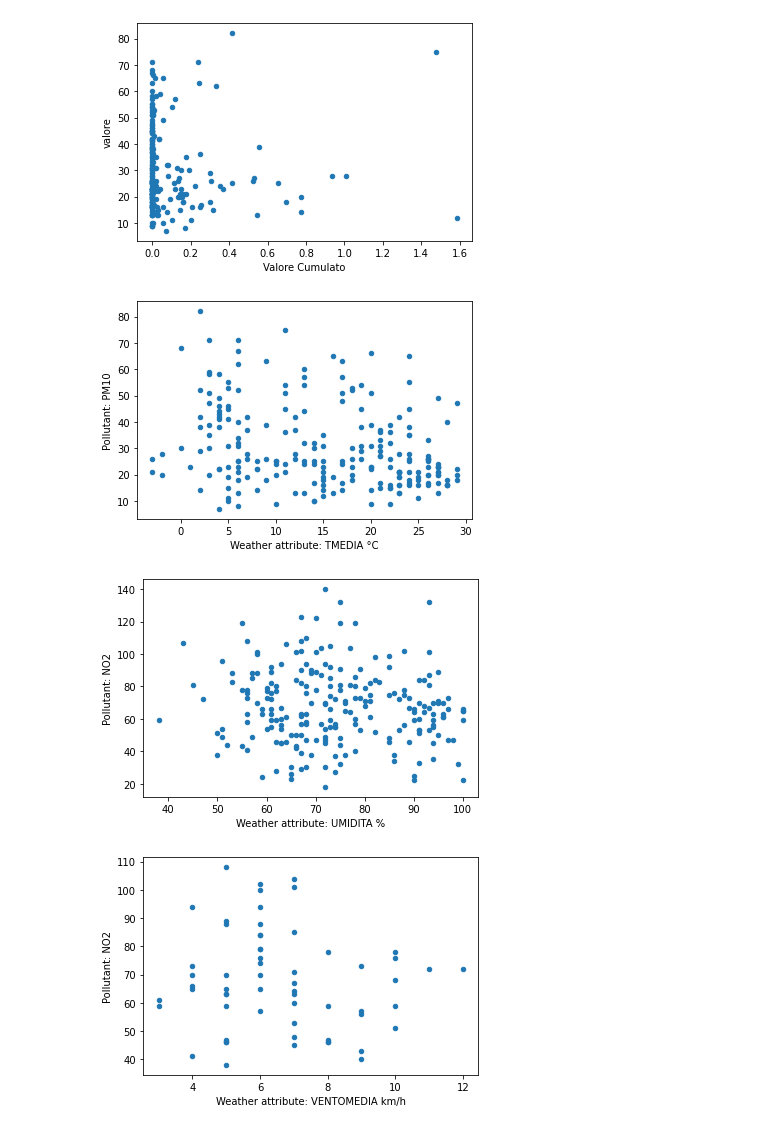
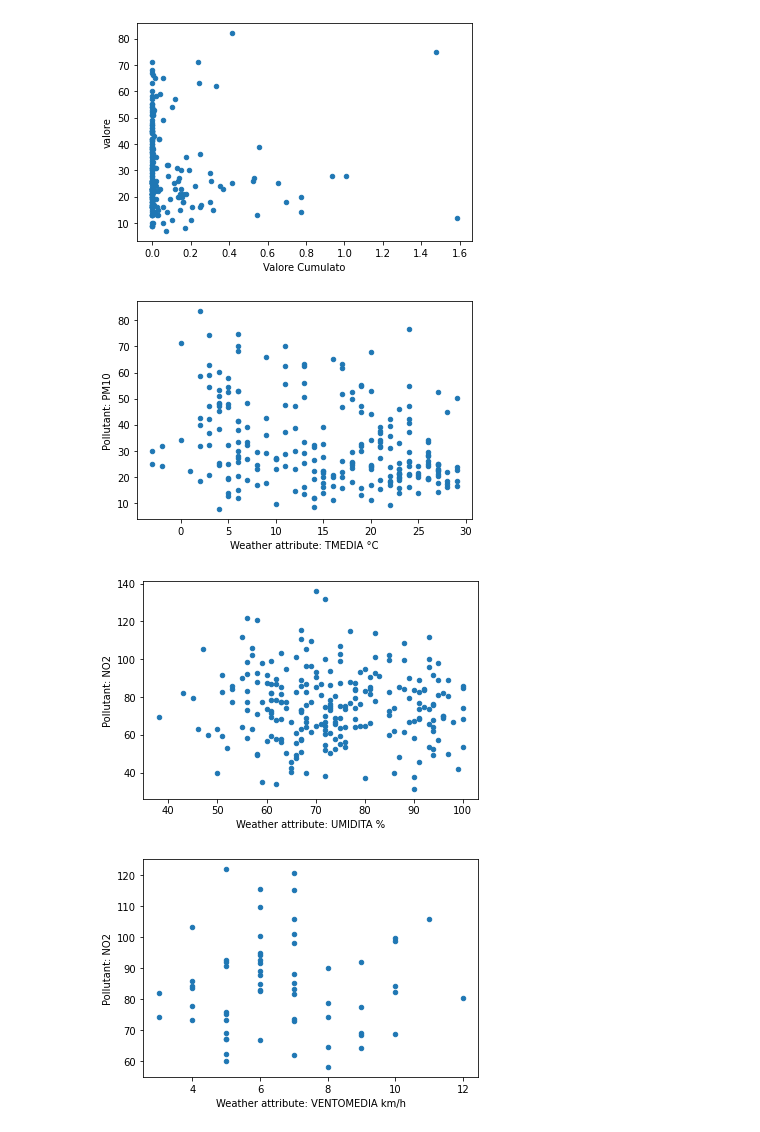
Before and after one commit to prometheus404/progetto_visualizzazione, a Jupyter notebook: weather/pollution_weather.ipynb, the cells around one changed output. Saved outputs shown, nothing was run; the diff lists cells and outputs as text; code cells hidden in the pictures.

Commit message:
Modified weather_pollutant function to accept a List of stations

```diff
--- a/weather/pollution_weather.ipynb
+++ b/weather/pollution_weather.ipynb
@@ -87,8 +87,11 @@ plt.show()
 # %% [output]
 [figure]
 # %%
-def weather_pollutant(pollutant, station_id, weather_attribute, date1, date2):
-
+#Call example:
+#stations = [1, 3, 5, 9]
+#weather_pollutant("PM10", "TMEDIA °C", "2018-01-03", "2018-12-31", stations)
+def weather_pollutant(pollutant, weather_attribute, date1, date2, given_stations = []):
+    existing_stations = [1, 2, 3, 4, 5, 6, 7, 8, 9]
     inq = pd.read_csv('../csv/pollution_detection/ds459_qaria_datoariagiornostazione_year-2018.csv', encoding='utf-8', sep=';')
     weather = pd.read_csv('../csv/weathermilan_ilmeteo/Milano-2018.csv', encoding='utf-8', sep=',')
 
@@ -102,20 +105,27 @@ def weather_pollutant(pollutant, station_id, weather_attribute, date1, date2):
     weather.drop(weather.index[(weather["DATA"] < date1)], axis=0, inplace=True)
     weather.drop(weather.index[(weather["DATA"] > date2)], axis=0, inplace=True)
 
-    #Select only NO2 pollution
+    #Select only given pollutant
     inq.drop(inq.index[(inq["inquinante"]!=pollutant)], axis=0, inplace=True)
+
+    #Select only given stations
+    for s in existing_stations:
+        if s not in given_stations:
+               inq.drop(inq.index[(inq["stazione_id"]==s)], axis=0, inplace=True)
 
     #Delete not a number values
     inq.dropna(subset=["valore"], axis=0, inplace=True)
 
-    #Select only Lambrate's station (id=2)
-    inq.drop(inq.index[(inq["stazione_id"]!=station_id)], axis=0, inplace=True)
+    #Group by date
+    inq_mean = inq.set_index('data').groupby(pd.Grouper(freq='D'))
+
+    #Calculate daily pollutant mean
+    inq_mean = inq_mean['valore'].mean().reset_index()
 
     weather2 = weather.rename(columns={"DATA":"data"})
 
-
     #Inner-join between 'data' from inq and weather2
-    result=pd.merge(inq,weather2,on='data')
+    result=pd.merge(inq_mean,weather2,on='data')
 
     result.plot.scatter(x=weather_attribute, y='valore')
 
@@ -166,16 +176,25 @@ result.plot.scatter(x='Valore Cumulato', y='valore')
 plt.show()
 # %% [output]
 [figure]
+# %%
+#Stations by pollutant
+NO2 = [1, 2, 3, 4, 5, 6, 7, 8, 9]
+CO_8h = [3, 4, 6, 7, 8]
+PM10 = [2, 4, 6, 7, 9]
+PM25 = [2, 6, 9]
+C6H6 = [2, 4, 6, 8]
+O3 = [2, 5, 7, 9]
+SO2 = [2, 9]
 # %%
-weather_pollutant("PM10", 2, "TMEDIA °C", "2018-01-03", "2018-12-31")
+weather_pollutant("PM10", "TMEDIA °C", "2018-01-03", "2018-12-31", PM10)
 # %% [output]
-[figure, old version]
+[figure, new version]
 # %%
-weather_pollutant("NO2", 2, "UMIDITA %", "2018-01-03", "2018-12-31")
+weather_pollutant("NO2", "UMIDITA %", "2018-01-03", "2018-12-31", NO2)
 # %% [output]
-[figure, old version]
+[figure, new version]
 # %%
-weather_pollutant("NO2", 2, "VENTOMEDIA km/h", "2018-01-03", "2018-03-30")
+weather_pollutant("NO2", "VENTOMEDIA km/h", "2018-01-03", "2018-03-30", NO2)
 # %% [output]
-[figure, old version]
+[figure, new version]
 # %%
```
Also changed, not shown: parts of 6 cells of this notebook.
